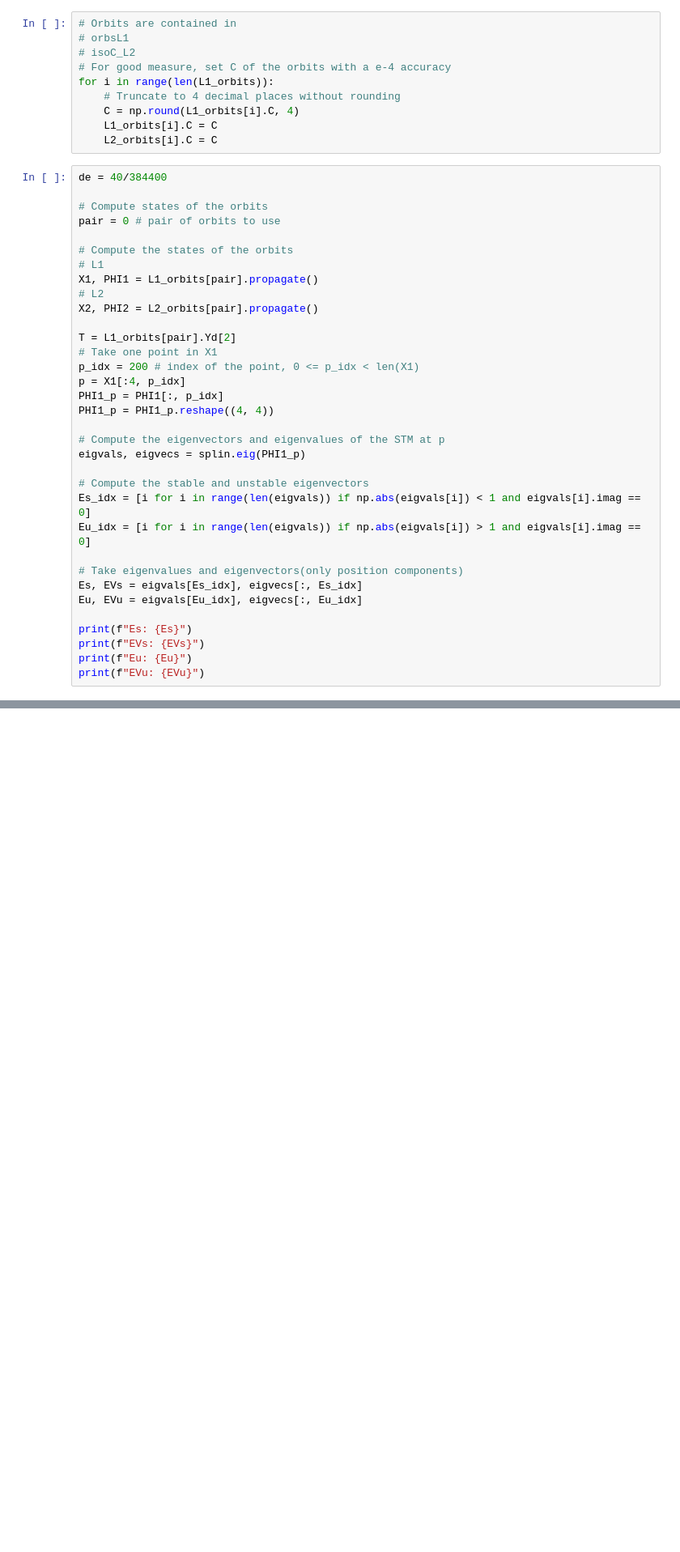
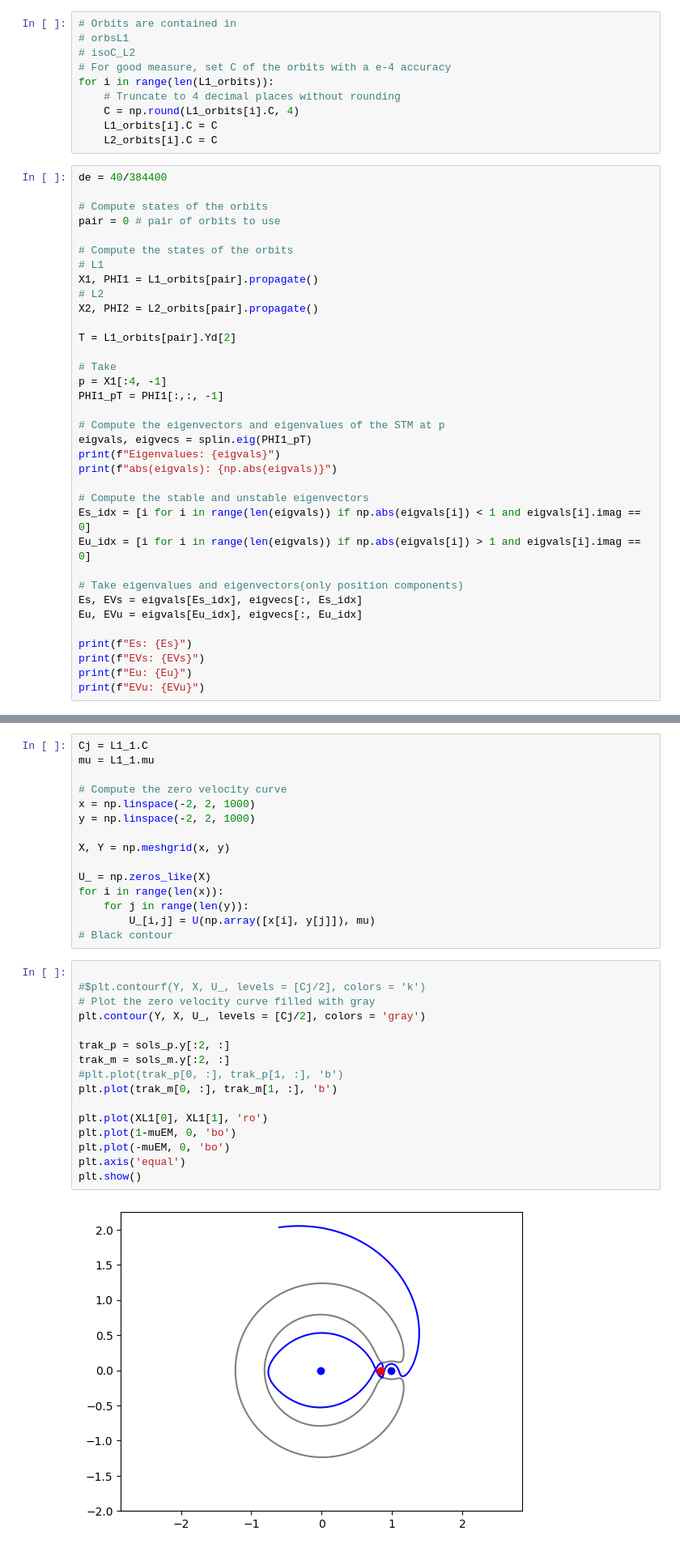
Before and after one commit to Meoli96/Trajectory, a Jupyter notebook: Ex1/test1_2.ipynb, the cells around one changed output, grey strips where cells are left out. Shown at 81% size. Drawn from its saved outputs; the diff is of its cells as text; blank space fills up the shorter version.

```diff
--- a/Ex1/test1_2.ipynb
+++ b/Ex1/test1_2.ipynb
@@ -123,14 +132,15 @@ X1, PHI1 = L1_orbits[pair].propagate()
 X2, PHI2 = L2_orbits[pair].propagate()
 
 T = L1_orbits[pair].Yd[2]
-# Take one point in X1
-p_idx = 200 # index of the point, 0 <= p_idx < len(X1)
-p = X1[:4, p_idx]
-PHI1_p = PHI1[:, p_idx]
-PHI1_p = PHI1_p.reshape((4, 4))
+
+# Take
+p = X1[:4, -1]
+PHI1_pT = PHI1[:,:, -1]
 
 # Compute the eigenvectors and eigenvalues of the STM at p
-eigvals, eigvecs = splin.eig(PHI1_p)
+eigvals, eigvecs = splin.eig(PHI1_pT)
+print(f"Eigenvalues: {eigvals}")
+print(f"abs(eigvals): {np.abs(eigvals)}")
 
 # Compute the stable and unstable eigenvectors
 Es_idx = [i for i in range(len(eigvals)) if np.abs(eigvals[i]) < 1 and eigvals[i].imag == 0]
@@ -157,0 +212,33 @@ EVu: [[ 0.27507188 -0.11475265]
+# %%
+Cj = L1_1.C
+mu = L1_1.mu
+
+# Compute the zero velocity curve
+x = np.linspace(-2, 2, 1000)
+y = np.linspace(-2, 2, 1000)
+
+X, Y = np.meshgrid(x, y)
+
+U_ = np.zeros_like(X)
+for i in range(len(x)):
+    for j in range(len(y)):
+        U_[i,j] = U(np.array([x[i], y[j]]), mu)
+# Black contour
+# %%
+
+#$plt.contourf(Y, X, U_, levels = [Cj/2], colors = 'k')
+# Plot the zero velocity curve filled with gray
+plt.contour(Y, X, U_, levels = [Cj/2], colors = 'gray')
+
+trak_p = sols_p.y[:2, :]
+trak_m = sols_m.y[:2, :]
+#plt.plot(trak_p[0, :], trak_p[1, :], 'b')
+plt.plot(trak_m[0, :], trak_m[1, :], 'b')
+
+plt.plot(XL1[0], XL1[1], 'ro')
+plt.plot(1-muEM, 0, 'bo')
+plt.plot(-muEM, 0, 'bo')
+plt.axis('equal')
+plt.show()
+# %% [output]
+[figure, added]
```
Also changed, not shown: parts of 8 cells of this notebook, 7 other files.
